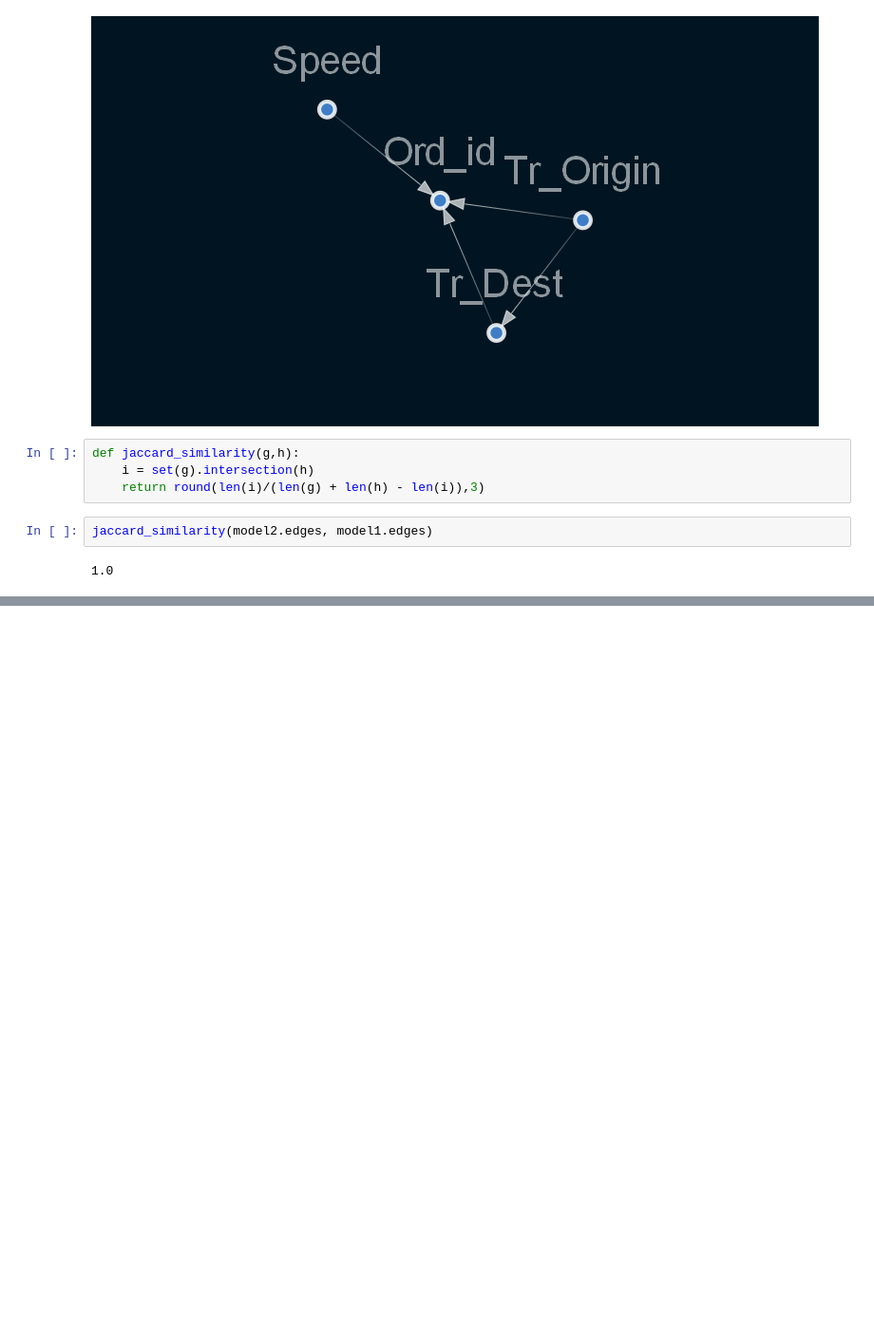
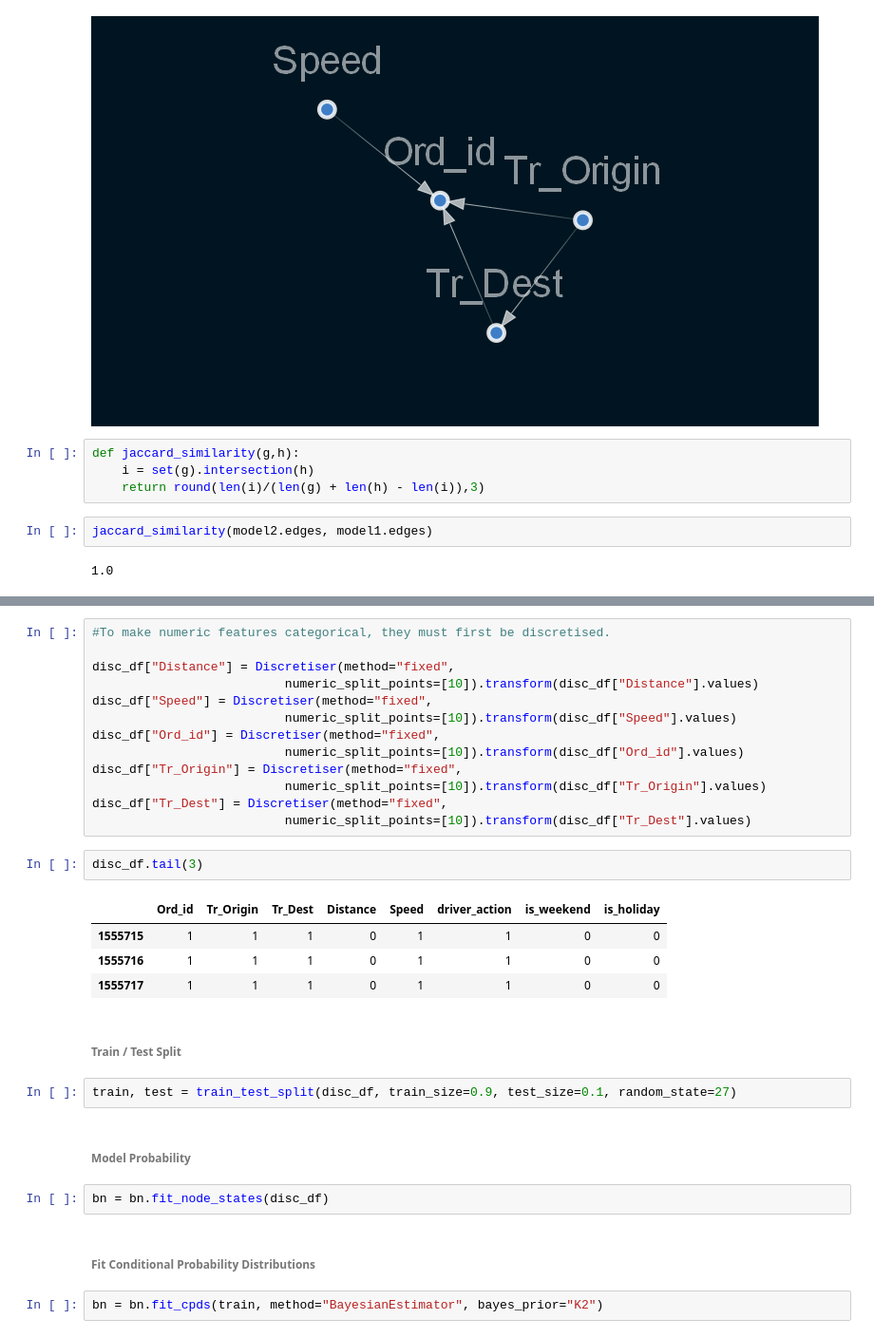
Before and after one commit to tigisthailay/causal_inference, a Jupyter notebook: notebooks/causalgraph.ipynb, the cells around one changed output, grey strips where cells are left out. Shown at 95% size. Saved outputs shown, nothing was run; the diff lists cells and outputs as text; blank space fills up the shorter version.

```diff
--- a/notebooks/causalgraph.ipynb
+++ b/notebooks/causalgraph.ipynb
@@ -196,0 +214,32 @@ jaccard_similarity(model2.edges, model1.edges)
+# %%
+#To make numeric features categorical, they must first be discretised.
+
+disc_df["Distance"] = Discretiser(method="fixed",
+                          numeric_split_points=[10]).transform(disc_df["Distance"].values)
+disc_df["Speed"] = Discretiser(method="fixed",
+                          numeric_split_points=[10]).transform(disc_df["Speed"].values)
+disc_df["Ord_id"] = Discretiser(method="fixed",
+                          numeric_split_points=[10]).transform(disc_df["Ord_id"].values)
+disc_df["Tr_Origin"] = Discretiser(method="fixed",
+                          numeric_split_points=[10]).transform(disc_df["Tr_Origin"].values)
+disc_df["Tr_Dest"] = Discretiser(method="fixed",
+                          numeric_split_points=[10]).transform(disc_df["Tr_Dest"].values)
+# %%
+disc_df.tail(3)
+# %% [output]
+|  | Ord_id | Tr_Origin | Tr_Dest | Distance | Speed | driver_action | is_weekend | is_holiday |
+| 1555715 | 1 | 1 | 1 | 0 | 1 | 1 | 0 | 0 |
+| 1555716 | 1 | 1 | 1 | 0 | 1 | 1 | 0 | 0 |
+| 1555717 | 1 | 1 | 1 | 0 | 1 | 1 | 0 | 0 |
+# %% [markdown]
+###### Train / Test Split
+# %%
+train, test = train_test_split(disc_df, train_size=0.9, test_size=0.1, random_state=27)
+# %% [markdown]
+###### Model Probability
+# %%
+bn = bn.fit_node_states(disc_df)
+# %% [markdown]
+###### Fit Conditional Probability Distributions
+# %%
+bn = bn.fit_cpds(train, method="BayesianEstimator", bayes_prior="K2")
```
Also changed, not shown: parts of 18 cells of this notebook.
